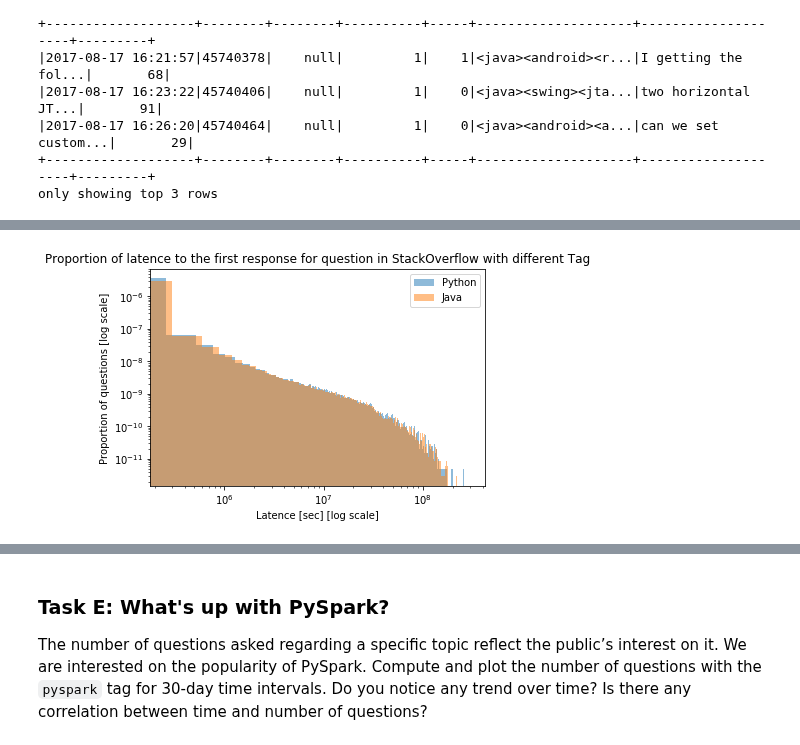
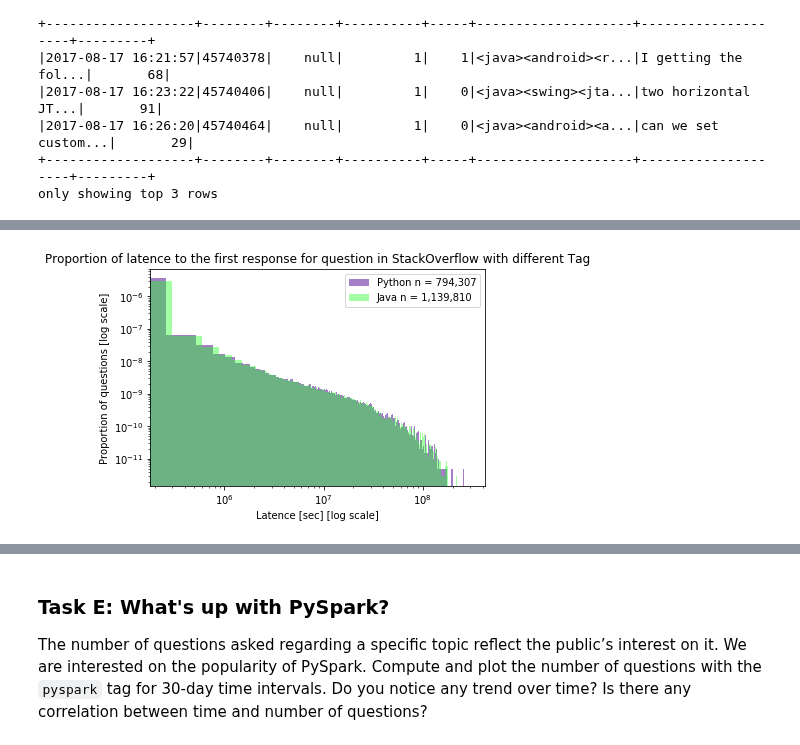
Before and after one commit to vbruttin/ada_homeworks, a Jupyter notebook: Homework3.ipynb, the cells around one changed output, grey strips where cells are left out. Drawn from its saved outputs; the diff is of its cells as text; code cells hidden in the pictures.

```diff
--- a/Homework3.ipynb
+++ b/Homework3.ipynb
@@ -459,13 +459,15 @@ java_time.head(10)
 | 8 | 2008-11-29 10:23:18 | <c#><java><.net><console> | 2008-11-29 11:03:30 | 2412.0 |
 | 9 | 2008-12-06 20:55:49 | <java><garbage-collection><map><o... | 2008-12-06 21:03:37 | 468.0 |
 # %%
-plt.hist(python_time.Time_diff, 1000, alpha=0.5, log = True, density = True, label='Python')
-plt.hist(java_time.Time_diff, 1000, alpha=0.5, log =True, density = True, label='Java')
+plt.hist(python_time.Time_diff, 1000, alpha=0.5, log = True, density = True,
+         label="Python n = {:,}".format(len(python_time)), color = "#4B0092")
+plt.hist(java_time.Time_diff, 1000, alpha=0.4, log =True, density = True,
+         label='Java n = {:,}'.format(len(java_time)), color = "#1AFF1A")
 plt.xscale('log')
 plt.legend(loc='upper right')
 plt.title("Proportion of latence to the first response for question in StackOverflow with different Tag")
 plt.xlabel("Latence [sec] [log scale]")
 plt.ylabel("Proportion of questions [log scale]")
 plt.show()
 # %% [output]
-[figure, old version]
+[figure, new version]
```
Also changed, not shown: parts of 8 cells of this notebook.
